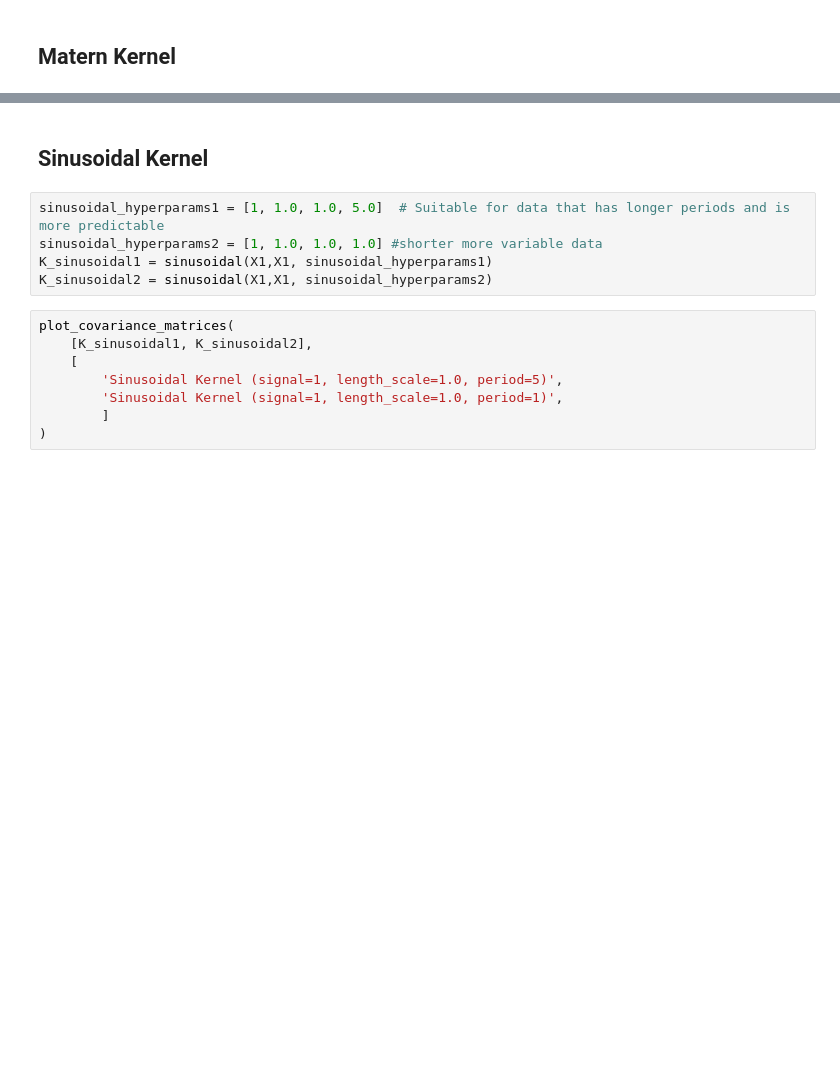
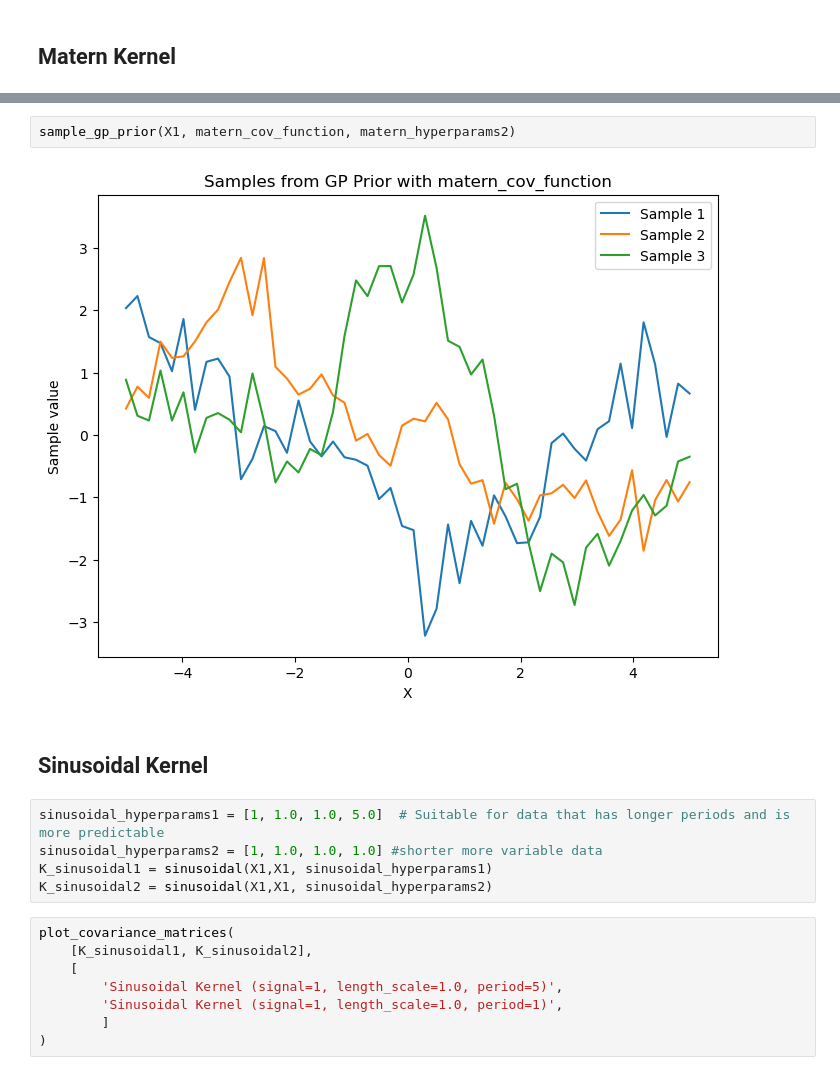
Before and after one commit to arvchahal/sparse-GP-kernel-combinations-audio-forecasting, a Jupyter notebook: test_kernel_visualizations.ipynb, the cells around one changed output, grey strips where cells are left out. Saved outputs shown, nothing was run; the diff lists cells and outputs as text; blank space fills up the shorter version.

```diff
--- a/test_kernel_visualizations.ipynb
+++ b/test_kernel_visualizations.ipynb
@@ -175,3 +173,7 @@ is_symmetric(K_matern1), is_symmetric(K_matern2)
+# %%
+sample_gp_prior(X1, matern_cov_function, matern_hyperparams2)
+# %% [output]
+[figure, added]
 # %% [markdown]
 ## Sinusoidal Kernel
 # %%
```
Also changed, not shown: parts of 7 cells of this notebook, 1 other file.
